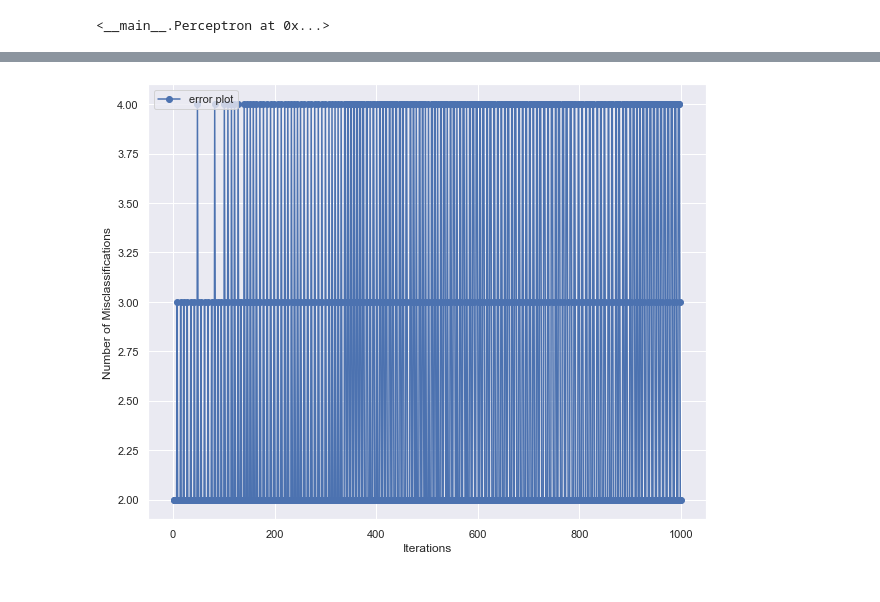
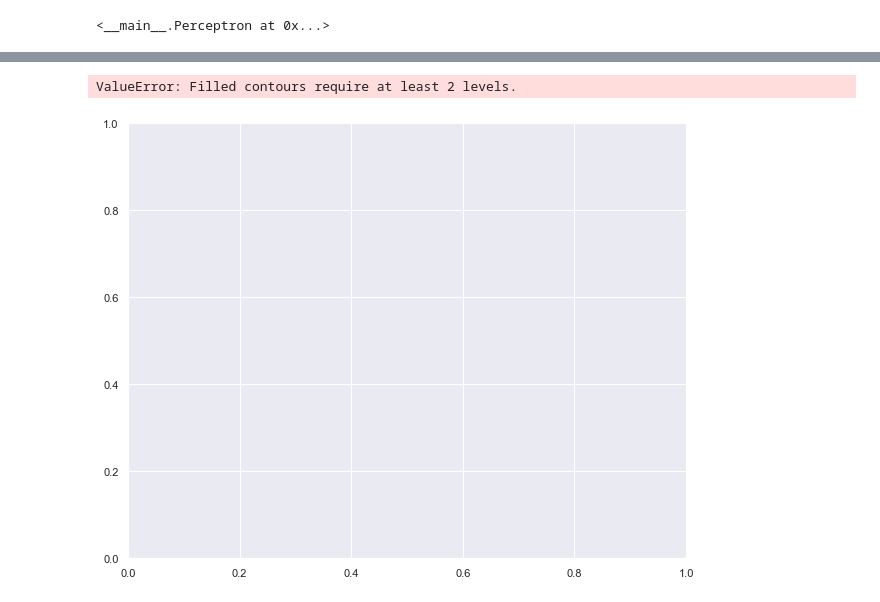
Before and after one commit to j-forner/Data_Science_and_Machine_Learning_Project, a Jupyter notebook: 1. Supervised Learning/1. Single Neuron Perceptron/perceptron.ipynb, the cells around one changed output, grey strips where cells are left out. Drawn from its saved outputs; the diff is of its cells as text; code cells hidden in the pictures.

```diff
--- a/1. Supervised Learning/1. Single Neuron Perceptron/perceptron.ipynb
+++ b/1. Supervised Learning/1. Single Neuron Perceptron/perceptron.ipynb
@@ -27,18 +27,9 @@ df
 # %%
 # preprocessing to get our labels
-y = df.iloc[0:220].species.values
-y = np.where(y == "Adelie", -1, 1)
-
-X = df[["bill_length_mm", "bill_depth_mm"]].iloc[:220].values
-
-# deleting instances where where we don't have both bill measurements
-deleted_instances = []
-for row in range(X.shape[0]):
-    if np.isnan(np.sum(X[row, :])):
-        deleted_instances.append(row)
-
-X = np.delete(X, deleted_instances, axis = 0) # removing desired instances
-y = np.delete(y, deleted_instances) # deleting the label associated with the removed instances
+X = df[["flipper_length_mm", "bill_depth_mm"]].iloc[:220].values
+X = X[~np.isnan(X).any(axis=1)] # removing rows with NaN's
+y = np.where(df.iloc[:220].species == "Chinstrap", -1, 1)
+y = np.delete(y, 3)
 # %%
 class Perceptron():
     def __init__(self, eta = 0.5, epochs = 50):
@@ -83,9 +96,6 @@ plt.show()
-# %%
-plt.figure(figsize = (10, 8))
-plt.xlabel("Iterations")
-plt.ylabel("Number of Misclassifications")
-plt.plot(range(1, len(percep.errors_) + 1), percep.errors_, marker = "o", label = "error plot")
-plt.legend()
-plt.show()
-# %% [output]
-[figure, removed]
+# %%
+percep.plot_decision_boundary(X, y)
+plt.show()
+# %% [output]
+ValueError: Filled contours require at least 2 levels.
+[figure, added]
```
Also changed, not shown: parts of 4 cells of this notebook, 7 other files.
